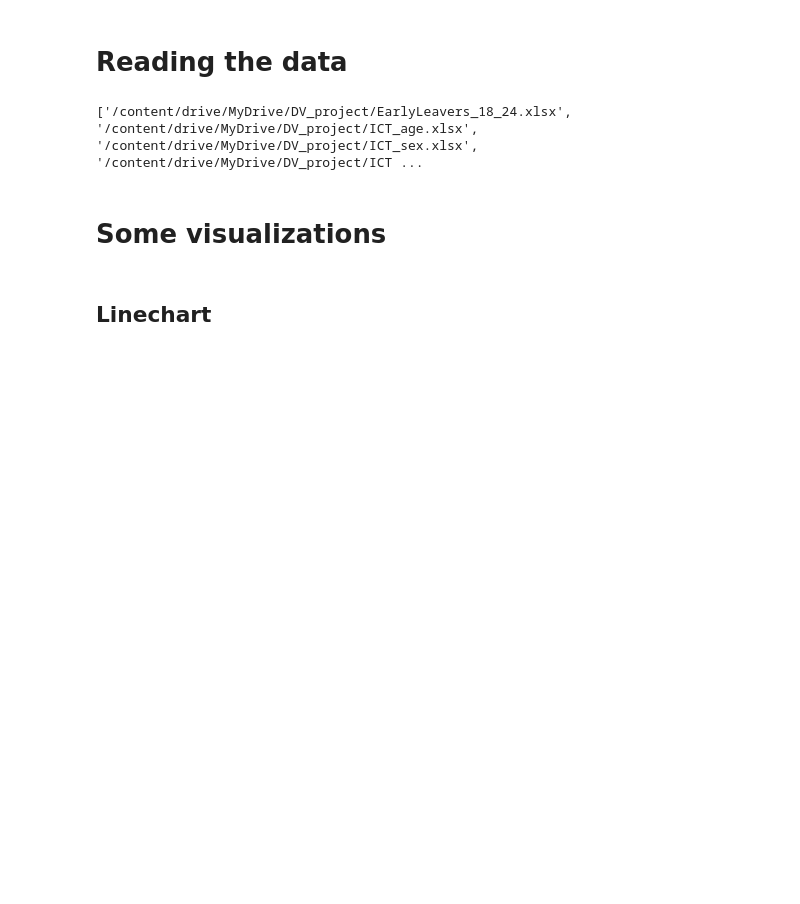
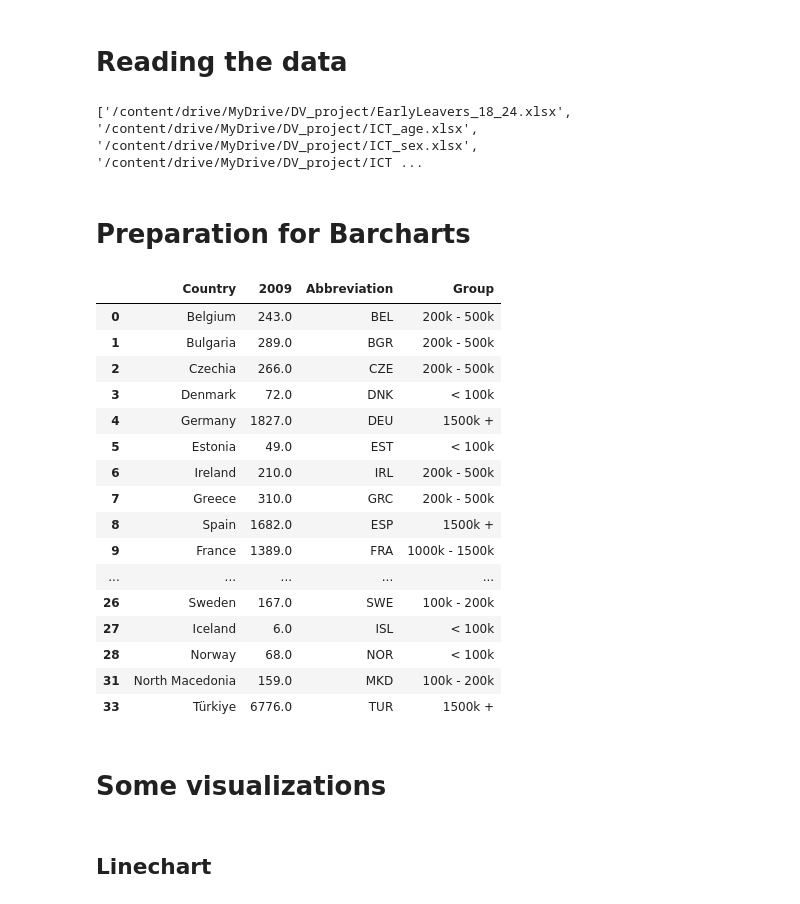
Before and after one commit to VittorioBartolomeoSecondin/DVISProject-CAValli_Team, a Jupyter notebook: Preprocessing.ipynb, the cells around one changed output. Saved outputs shown, nothing was run; the diff lists cells and outputs as text; code cells hidden in the pictures; blank space fills up the shorter version.

```diff
--- a/Preprocessing.ipynb
+++ b/Preprocessing.ipynb
@@ -57,3 +28,16 @@ neet_sheet12.rename(columns = {'TIME': 'Country'}, inplace = True)
+# %%
+sheet_names = ['Sheet 1', 'Sheet 2', 'Sheet 3', 'Sheet 4', 'Sheet 5', 'Sheet 6', 'Sheet 7', 'Sheet 8', 'Sheet 9', 'Sheet 10', 'Sheet 11', 'Sheet 12']
+file_path = '/content/drive/MyDrive/DV_project/NEET.xlsx'
+rows_to_skip = list(range(0, 9)) + [10, 11, 12] + list(range(47, 53))
+selected_columns = ['TIME', '2009', '2010', '2011', '2012', '2013', '2014', '2015', '2016', '2017', '2018', '2019', '2020', '2021', '2022']
+
+# Just to suppress the unharmful warnings we were getting
+import warnings
+with warnings.catch_warnings():
+    warnings.filterwarnings("ignore", category = UserWarning, module = "openpyxl")
+    # Dictionary with datasets: 'neet_sheet1', ..., 'neet_sheet12'
+    neet_sheets = {f'neet_sheet{i}': pd.read_excel(file_path, sheet_name = sheet_name, skiprows = rows_to_skip, na_values = ':', usecols = selected_columns)
+                  for i, sheet_name in enumerate(sheet_names, start = 1)}
 # %%
 country_abbreviations = {
     'European Union - 27 countries (from 2020)': 'EU',
@@ -110,0 +82,26 @@ neet_sheet12['Abbreviation'] = neet_sheet12['Country'].map(country_abbreviations
+# %%
+for i in range(1, 13):
+    neet_sheets[f'neet_sheet{i}'].rename(columns = {'TIME': 'Country'}, inplace = True)
+    neet_sheets[f'neet_sheet{i}']['Abbreviation'] = neet_sheets[f'neet_sheet{i}']['Country'].map(country_abbreviations)
+# %% [markdown]
+# Preparation for Barcharts
+# %%
+# Dictionary with datasets: 'neet3_2009', ..., 'neet3_2022'
+neet3_datasets = {}
+years = range(2009, 2023)
+values = ['< 100k', '100k - 200k', '200k - 500k', '500k - 1000k', '1000k - 1500k', '1500k +']
+
+def generate_conditions(df, column_name):
+    return [
+        (df[column_name] < 100),
+        (df[column_name] >= 100) & (df[column_name] < 200),
+        (df[column_name] >= 200) & (df[column_name] < 500),
+        (df[column_name] >= 500) & (df[column_name] < 1000),
+        (df[column_name] >= 1000) & (df[column_name] < 1500),
+        (df[column_name] >= 1500)]
+
+for year in years:
+    neet3_datasets[f'neet3_{year}'] = neet_sheets['neet_sheet3'][['Country', str(year), 'Abbreviation']].copy()
+    neet3_datasets[f'neet3_{year}'].dropna(subset = [str(year)], inplace = True)
+    conditions = generate_conditions(neet3_datasets[f'neet3_{year}'], str(year))
+    neet3_datasets[f'neet3_{year}']['Group'] = np.select(conditions, values)
@@ -111,3 +111,28 @@ neet_sheet12['Abbreviation'] = neet_sheet12['Country'].map(country_abbreviations
+# %%
+output_folder = '/path/to/output/folder'
+header = ['name', 'abundance', 'abbreviation', 'group']
+
+for key, df in neet3_datasets.items():
+    csv_name = f"{output_folder}/{key}.csv"
+    df.to_csv(csv_name, index = False, header = header)
+# %% [output]
+|  | Country | 2009 | Abbreviation | Group |
+| 0 | Belgium | 243.0 | BEL | 200k - 500k |
+| 1 | Bulgaria | 289.0 | BGR | 200k - 500k |
+| 2 | Czechia | 266.0 | CZE | 200k - 500k |
+| 3 | Denmark | 72.0 | DNK | < 100k |
+| 4 | Germany | 1827.0 | DEU | 1500k + |
+| 5 | Estonia | 49.0 | EST | < 100k |
+| 6 | Ireland | 210.0 | IRL | 200k - 500k |
+| 7 | Greece | 310.0 | GRC | 200k - 500k |
+| 8 | Spain | 1682.0 | ESP | 1500k + |
+| 9 | France | 1389.0 | FRA | 1000k - 1500k |
+| ... | ... | ... | ... | ... |
+| 26 | Sweden | 167.0 | SWE | 100k - 200k |
+| 27 | Iceland | 6.0 | ISL | < 100k |
+| 28 | Norway | 68.0 | NOR | < 100k |
+| 31 | North Macedonia | 159.0 | MKD | 100k - 200k |
+| 33 | Türkiye | 6776.0 | TUR | 1500k + |
 # %% [markdown]
 # Some visualizations
 # %% [markdown]
```
Also changed, not shown: parts of 13 cells of this notebook.
